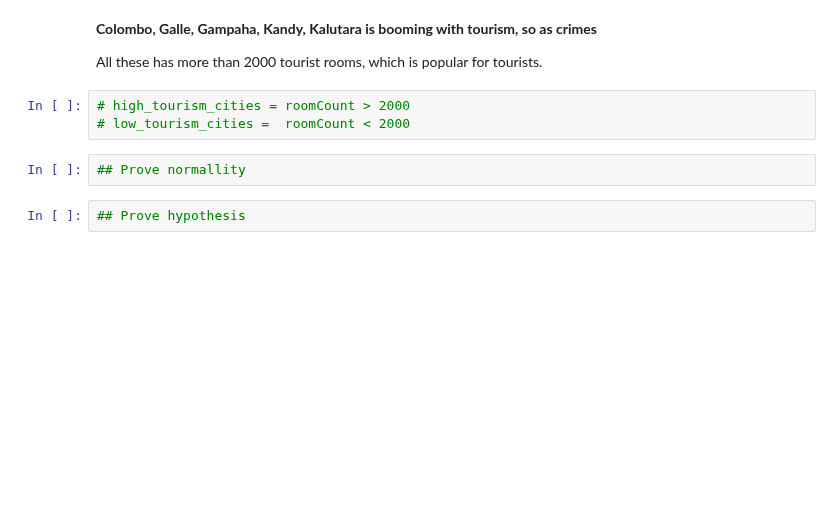
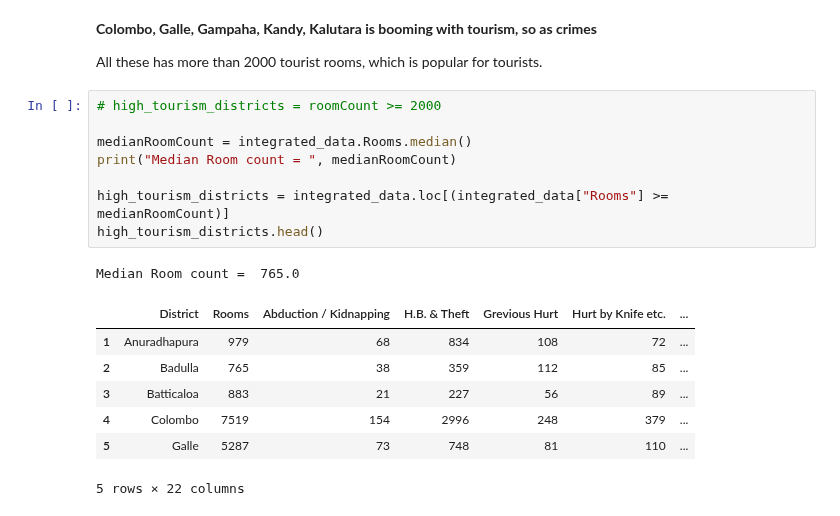
Before and after one commit to PraAnj/gov.lk.data.analysis, a Jupyter notebook: src/tourism_causes_crimes_hypothesis.ipynb, the cells around one changed output. Cells and saved outputs as stored; diff of their text form; blank space fills up the shorter version.

```diff
--- a/src/tourism_causes_crimes_hypothesis.ipynb
+++ b/src/tourism_causes_crimes_hypothesis.ipynb
@@ -65,10 +65,20 @@ plotScatterForCrime('Offences under the Offensive weapons Act.', "Offences under
 **Colombo, Galle, Gampaha, Kandy, Kalutara is booming with tourism, so as crimes**
 
 All these has more than 2000 tourist rooms, which is popular for tourists.
-# %%
-# high_tourism_cities = roomCount > 2000
-# low_tourism_cities =  roomCount < 2000
-# %%
-## Prove normallity
-# %%
-## Prove hypothesis
+# %%
+# high_tourism_districts = roomCount >= 2000
+
+medianRoomCount = integrated_data.Rooms.median()
+print("Median Room count = ", medianRoomCount)
+
+high_tourism_districts = integrated_data.loc[(integrated_data["Rooms"] >= medianRoomCount)]
+high_tourism_districts.head()
+# %% [output]
+Median Room count =  765.0
+|  | District | Rooms | Abduction / Kidnapping | H.B. & Theft | Grevious Hurt | Hurt by Knife etc. | ... |
+| 1 | Anuradhapura | 979 | 68 | 834 | 108 | 72 | ... |
+| 2 | Badulla | 765 | 38 | 359 | 112 | 85 | ... |
+| 3 | Batticaloa | 883 | 21 | 227 | 56 | 89 | ... |
+| 4 | Colombo | 7519 | 154 | 2996 | 248 | 379 | ... |
+| 5 | Galle | 5287 | 73 | 748 | 81 | 110 | ... |
+5 rows × 22 columns
```
Also changed, not shown: parts of 6 cells of this notebook.
